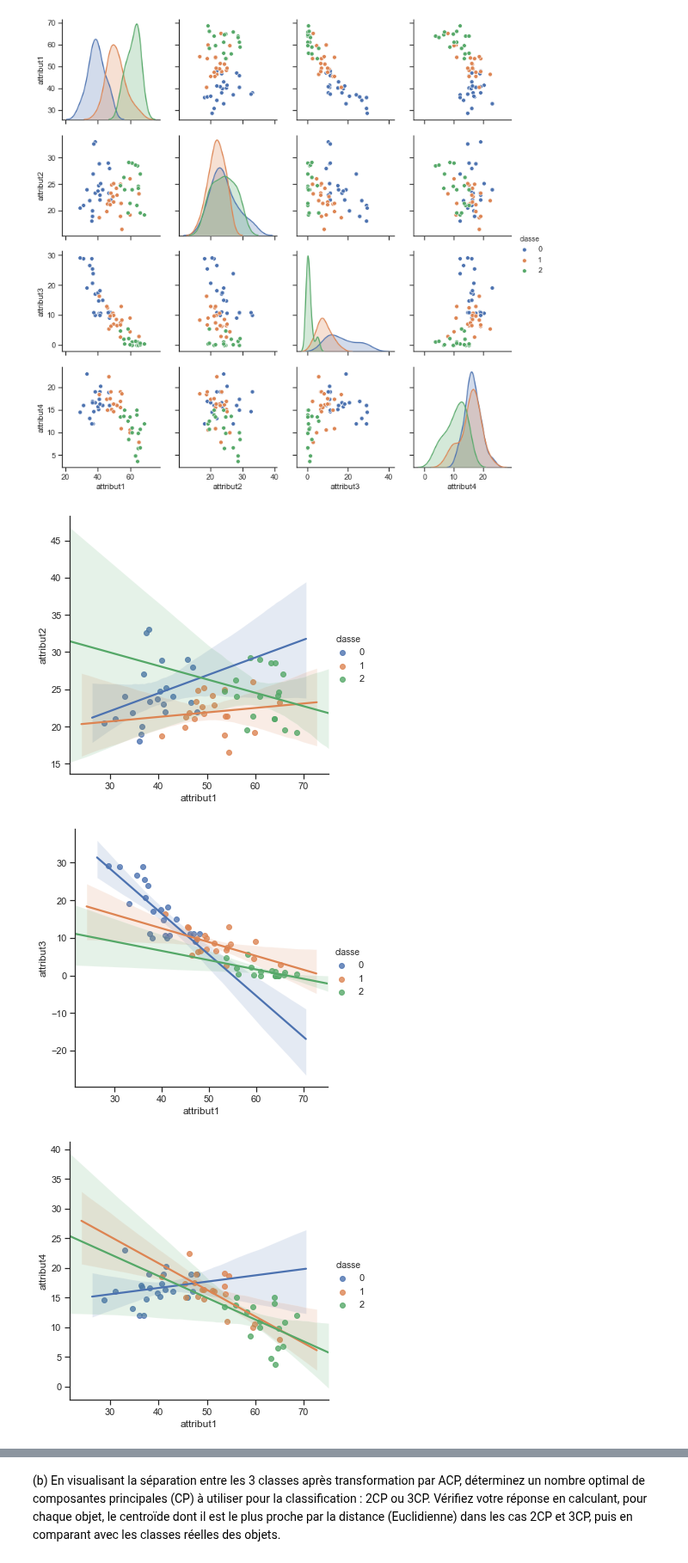
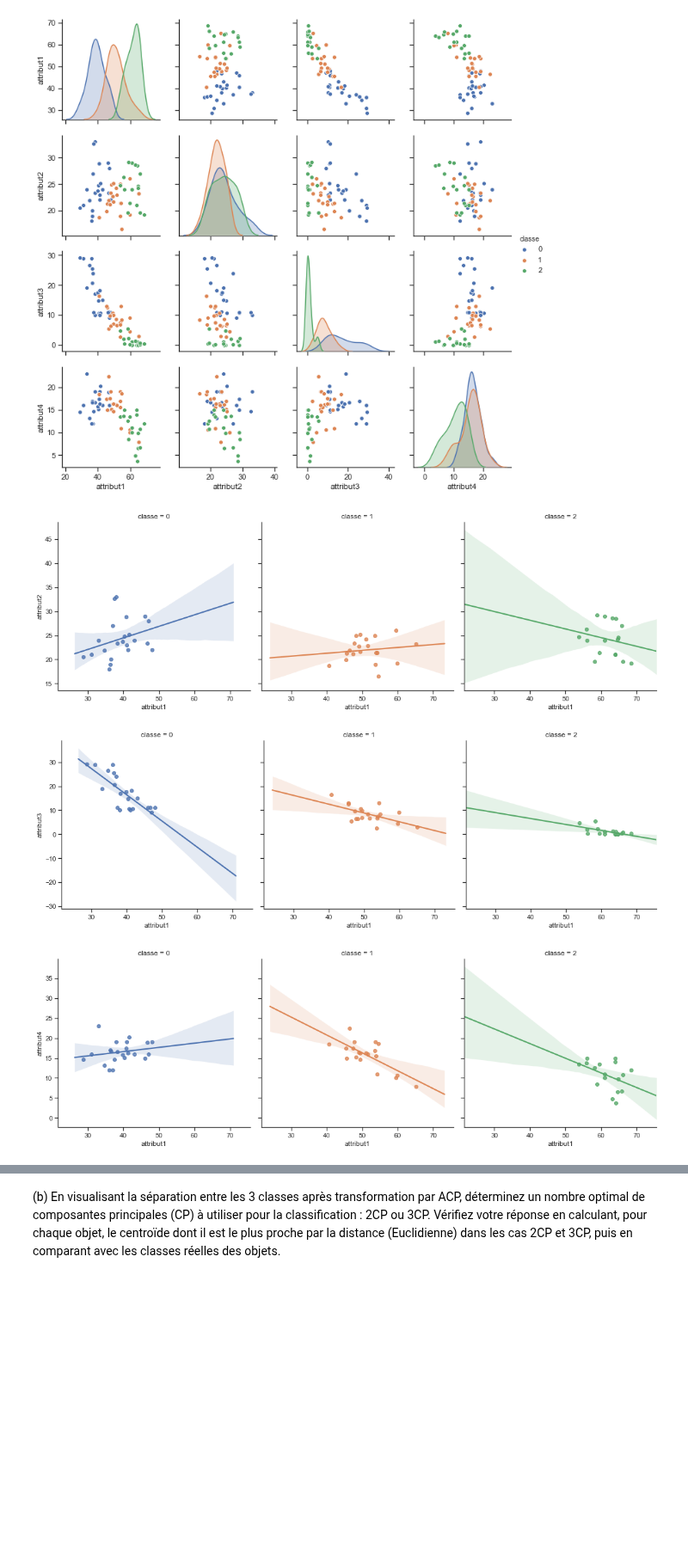
Before and after one commit to ggs22/IFT870-TP1, a Jupyter notebook: tp1.ipynb, the cells around one changed output, grey strips where cells are left out. Shown at 86% size. Cells and saved outputs as stored; diff of their text form; code cells hidden in the pictures; blank space fills up the shorter version.

Commit message:
kinda fix plots

```diff
--- a/tp1.ipynb
+++ b/tp1.ipynb
@@ -51,11 +51,14 @@ sns.pairplot(df, hue='classe', vars=X)
 [figure]
 # %%
 ########################### TODO : plot en grid ####################################
+plots = set()
 for X_i in X.columns:
     cols = X.columns.drop(X_i)
     for X_j in cols:
-        sns.lmplot(X_i, X_j, df, hue='classe')
+        if frozenset({X_i, X_j}) not in plots:
+            sns.lmplot(x=X_i, y=X_j, data=df, col='classe', hue='classe')
+        plots.add(frozenset({X_i, X_j}))
 # %% [output]
-[figure, old version]
+[figure, new version]
-[figure, old version]
+[figure, new version]
-[figure, old version]
+[figure, new version]
```
Also changed, not shown: parts of 1 cell of this notebook.
